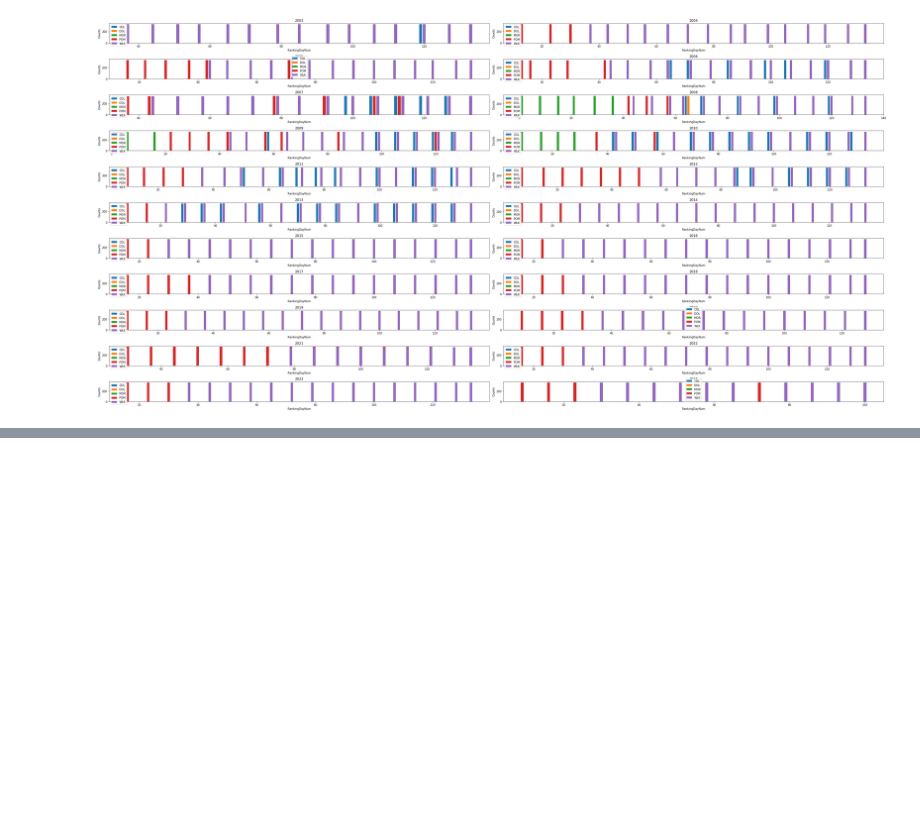
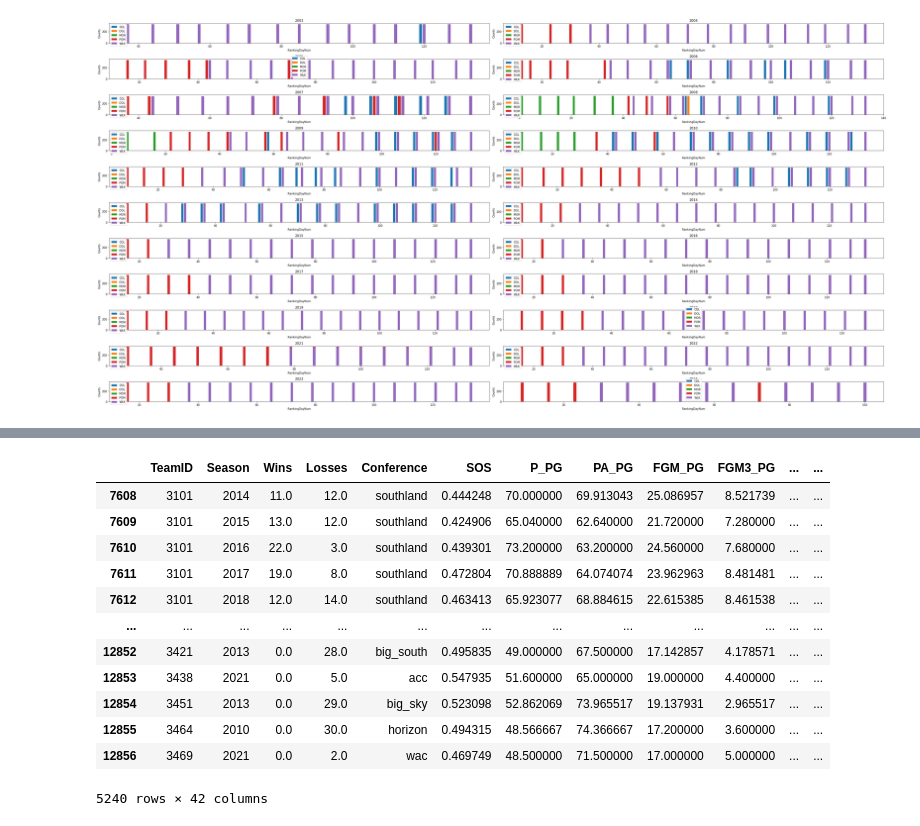
Before and after one commit to nickvandaelen/MMML, a Jupyter notebook: MAssey.ipynb, the cells around one changed output, grey strips where cells are left out. Drawn from its saved outputs; the diff is of its cells as text; code cells hidden in the pictures; blank space fills up the shorter version.

```diff
--- a/MAssey.ipynb
+++ b/MAssey.ipynb
@@ -60,0 +216,19 @@ plt.show()
+# %%
+MTeamInfo = teamInfo.loc[(teamInfo.TeamID < 2000)]
+WTeamInfo = teamInfo.loc[(teamInfo.TeamID > 2000)].drop(columns = ['Ranking1', 'Ranking2', 'Ranking3'])
+# %%
+WTeamInfo
+# %% [output]
+|  | TeamID | Season | Wins | Losses | Conference | SOS | P_PG | PA_PG | FGM_PG | FGM3_PG | ... | ... |
+| 7608 | 3101 | 2014 | 11.0 | 12.0 | southland | 0.444248 | 70.000000 | 69.913043 | 25.086957 | 8.521739 | ... | ... |
+| 7609 | 3101 | 2015 | 13.0 | 12.0 | southland | 0.424906 | 65.040000 | 62.640000 | 21.720000 | 7.280000 | ... | ... |
+| 7610 | 3101 | 2016 | 22.0 | 3.0 | southland | 0.439301 | 73.200000 | 63.200000 | 24.560000 | 7.680000 | ... | ... |
+| 7611 | 3101 | 2017 | 19.0 | 8.0 | southland | 0.472804 | 70.888889 | 64.074074 | 23.962963 | 8.481481 | ... | ... |
+| 7612 | 3101 | 2018 | 12.0 | 14.0 | southland | 0.463413 | 65.923077 | 68.884615 | 22.615385 | 8.461538 | ... | ... |
+| ... | ... | ... | ... | ... | ... | ... | ... | ... | ... | ... | ... | ... |
+| 12852 | 3421 | 2013 | 0.0 | 28.0 | big_south | 0.495835 | 49.000000 | 67.500000 | 17.142857 | 4.178571 | ... | ... |
+| 12853 | 3438 | 2021 | 0.0 | 5.0 | acc | 0.547935 | 51.600000 | 65.000000 | 19.000000 | 4.400000 | ... | ... |
+| 12854 | 3451 | 2013 | 0.0 | 29.0 | big_sky | 0.523098 | 52.862069 | 73.965517 | 19.137931 | 2.965517 | ... | ... |
+| 12855 | 3464 | 2010 | 0.0 | 30.0 | horizon | 0.494315 | 48.566667 | 74.366667 | 17.200000 | 3.600000 | ... | ... |
+| 12856 | 3469 | 2021 | 0.0 | 2.0 | wac | 0.469749 | 48.500000 | 71.500000 | 17.000000 | 5.000000 | ... | ... |
+5240 rows × 42 columns
```
Also changed, not shown: parts of 11 cells of this notebook, 3 other files.
